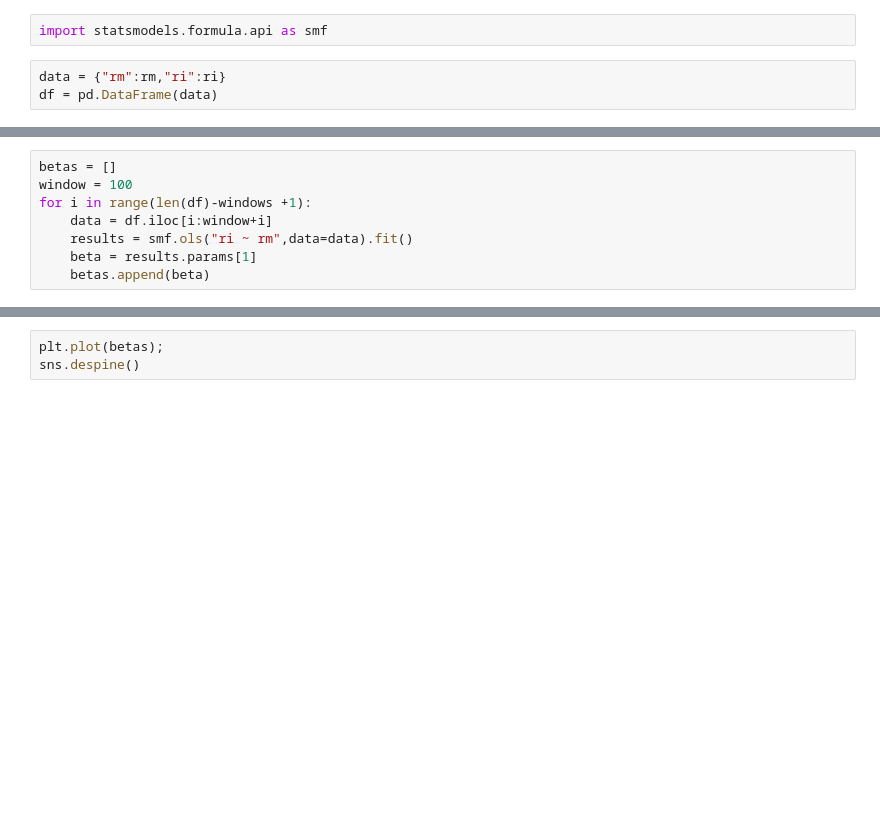
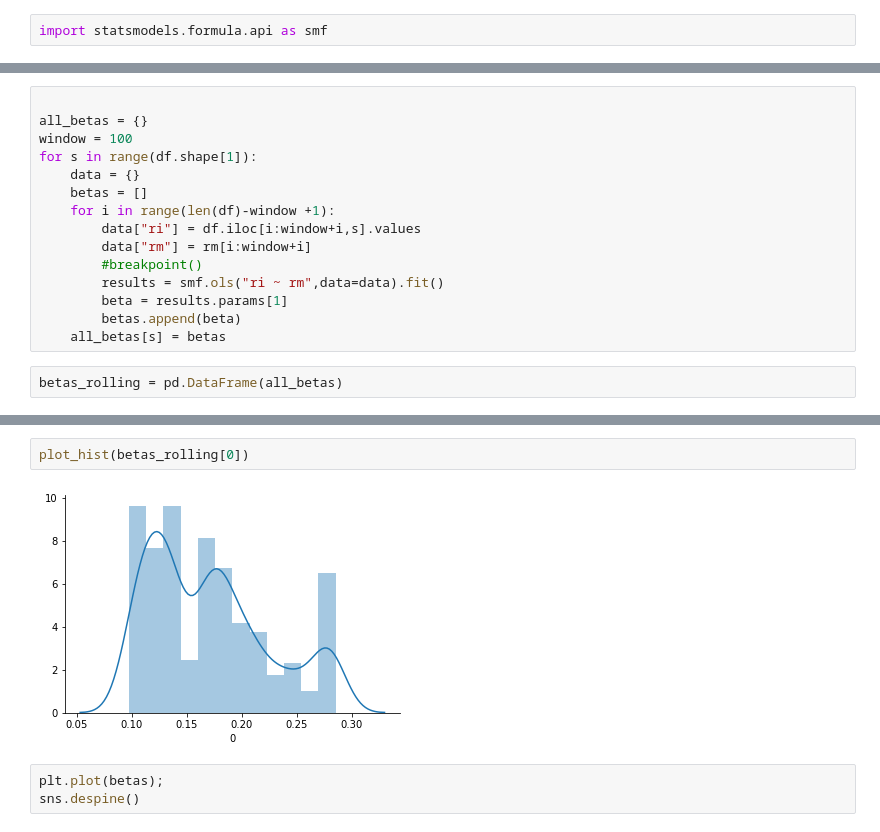
Before and after one commit to fredzett/rmqa, a Jupyter notebook: Untitled.ipynb, the cells around one changed output, grey strips where cells are left out. Cells and saved outputs as stored; diff of their text form; blank space fills up the shorter version.

```diff
--- a/Untitled.ipynb
+++ b/Untitled.ipynb
@@ -137,5 +83,2 @@ ri = beta * rm
 # %%
 import statsmodels.formula.api as smf
-# %%
-data = {"rm":rm,"ri":ri}
-df = pd.DataFrame(data)
@@ -146,8 +96,17 @@ df.shape
 # %%
-betas = []
+
+all_betas = {}
 window = 100
-for i in range(len(df)-windows +1):
-    data = df.iloc[i:window+i]
-    results = smf.ols("ri ~ rm",data=data).fit()
-    beta = results.params[1]
-    betas.append(beta)
+for s in range(df.shape[1]):
+    data = {}
+    betas = []
+    for i in range(len(df)-window +1):
+        data["ri"] = df.iloc[i:window+i,s].values
+        data["rm"] = rm[i:window+i]
+        #breakpoint()
+        results = smf.ols("ri ~ rm",data=data).fit()
+        beta = results.params[1]
+        betas.append(beta)
+    all_betas[s] = betas
+# %%
+betas_rolling = pd.DataFrame(all_betas)
@@ -154,3 +122,7 @@ for i in range(len(df)-windows +1):
+# %%
+plot_hist(betas_rolling[0])
+# %% [output]
+[figure, added]
 # %%
 plt.plot(betas);
 sns.despine()
```
Also changed, not shown: parts of 26 cells of this notebook, 2 other files.
